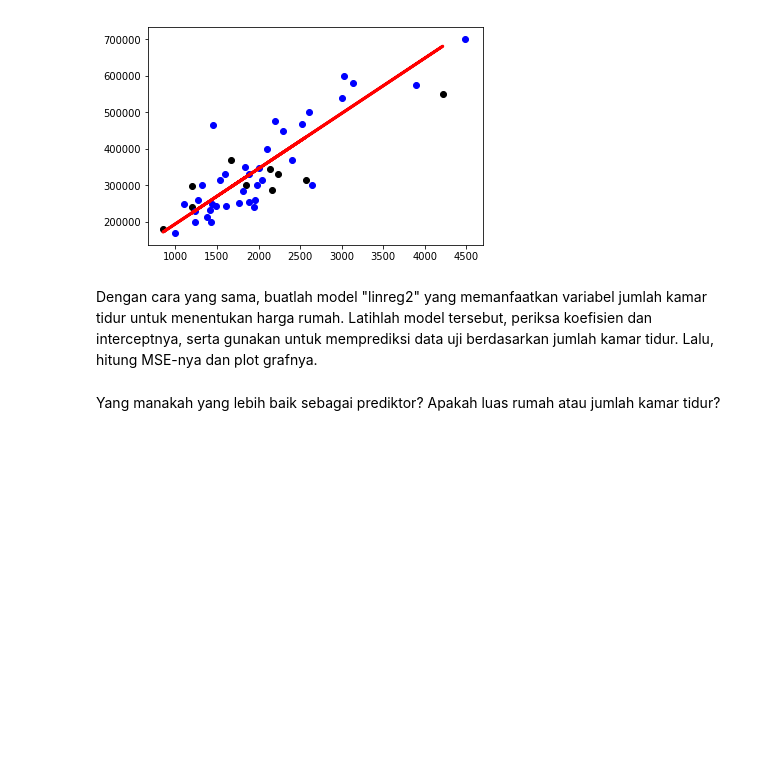
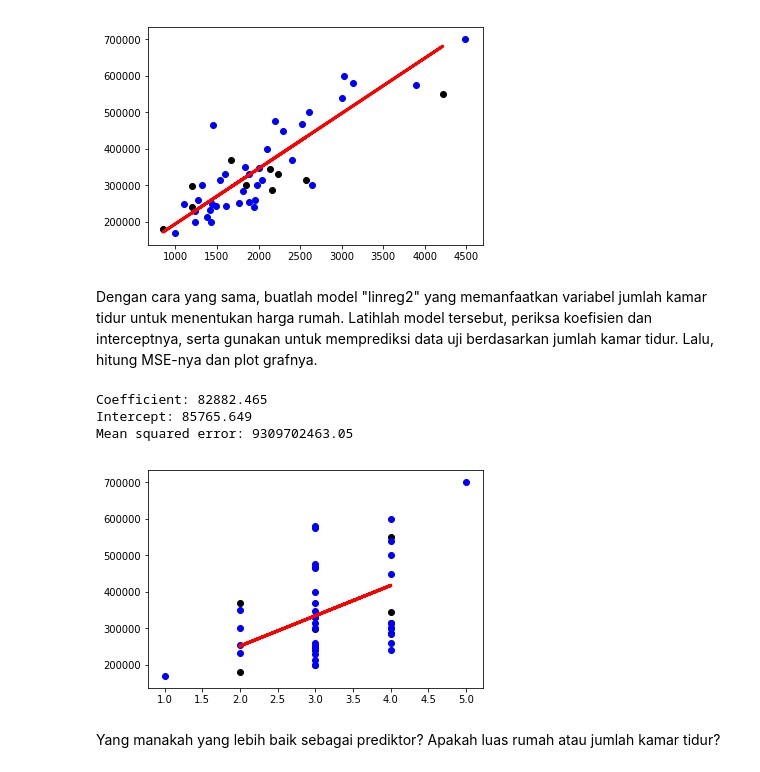
Before and after one commit to MRizkyWi/mlup18, a Jupyter notebook: 3. Regresi Linier - Bagian 1.ipynb, the cells around one changed output. Cells and saved outputs as stored; diff of their text form; code cells hidden in the pictures; blank space fills up the shorter version.

```diff
--- a/3. Regresi Linier - Bagian 1.ipynb
+++ b/3. Regresi Linier - Bagian 1.ipynb
@@ -125,10 +134,10 @@ Y_train = data.iloc[:-10,2]
 Y_test = data.iloc[-10:,2]
 
 #Silakan gunakan teknik slicing dengan konsep yang sama untuk mengambil X1_train, X1_test, X2_train, dan X2_test dari data
-X1_train = None
-X2_train = None
-X1_test = None
-X2_test = None
+X1_train = data.iloc[:-10,0]
+X2_train = data.iloc[:-10,1]
+X1_test = data.iloc[-10:,0]
+X2_test = data.iloc[-10:,1]
 
 #Untuk menghindari galat di syntax berikutnya, kita akan ubah dimensi semua prediktor menjadi 2 dimensi.
 #Membangun model regresi linier membutuhkan X sebagai array 2 dimensi
@@ -181,17 +196,22 @@ plt.show()
 Dengan cara yang sama, buatlah model "linreg2" yang memanfaatkan variabel jumlah kamar tidur untuk menentukan harga rumah. Latihlah model tersebut, periksa koefisien dan interceptnya, serta gunakan untuk memprediksi data uji berdasarkan jumlah kamar tidur. Lalu, hitung MSE-nya dan plot grafnya.
 # %%
 linreg2 = linear_model.LinearRegression()
-linreg2.fit(None,None)
+linreg2.fit(X2_train,Y_train)
 print("Coefficient: %.3lf " % (linreg2.coef_))
 print("Intercept: %.3lf " % (linreg2.intercept_))
-Y_pred2 = None
+Y_pred2 = linreg2.predict(X2_test)
 print("Mean squared error: %.2f" % mean_squared_error(Y_test, Y_pred2))
 
 plt.scatter(X2_test, Y_test,  color='black')
 plt.scatter(X2_train, Y_train,  color='blue')
-plt.plot(X2_test, Y_pred, color='red', linewidth=3)
+plt.plot(X2_test, Y_pred2, color='red', linewidth=3)
 
 plt.show()
+# %% [output]
+Coefficient: 82882.465
+Intercept: 85765.649
+Mean squared error: 9309702463.05
+[figure, added]
 # %% [markdown]
 Yang manakah yang lebih baik sebagai prediktor? Apakah luas rumah atau jumlah kamar tidur?
 # %% [markdown]
```
Also changed, not shown: parts of 4 cells of this notebook, 3 other files.
